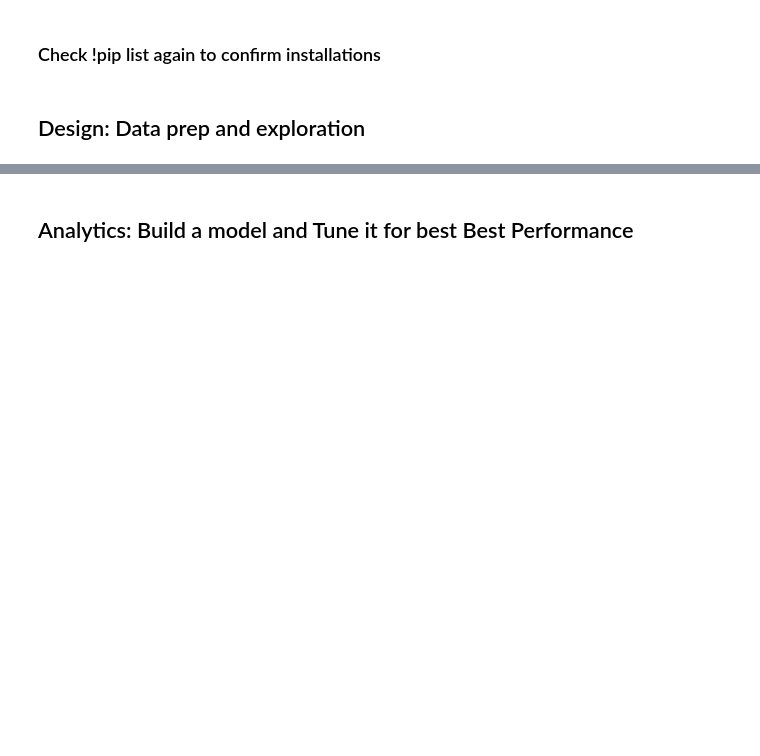
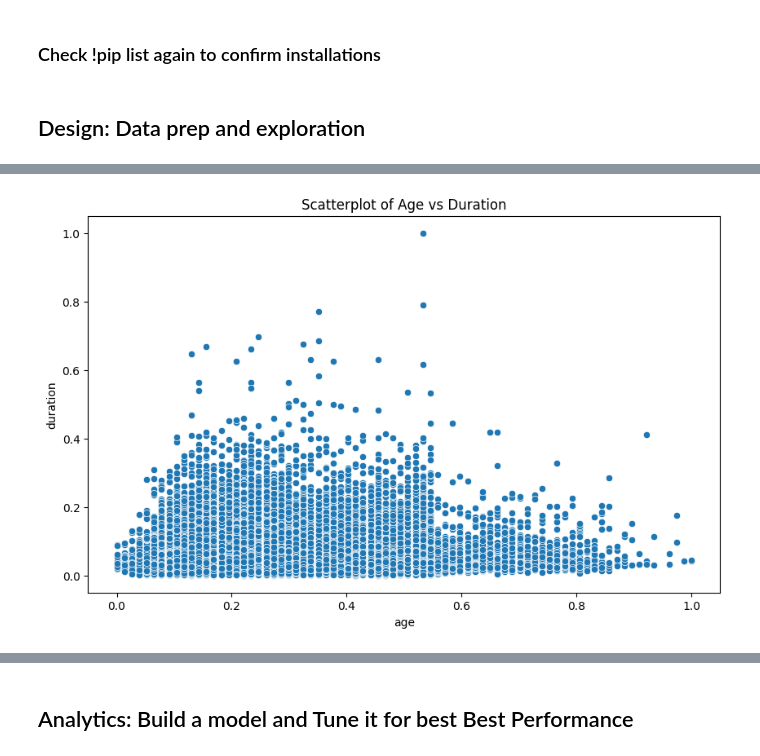
Before and after one commit to ADollarStore/ds1001_final, a Jupyter notebook: ds1001_final/notebooks/Final_Project_Notebook.ipynb, the cells around one changed output, grey strips where cells are left out. Drawn from its saved outputs; the diff is of its cells as text; code cells hidden in the pictures; blank space fills up the shorter version.

```diff
--- a/ds1001_final/notebooks/Final_Project_Notebook.ipynb
+++ b/ds1001_final/notebooks/Final_Project_Notebook.ipynb
@@ -125,14 +154,14 @@ num_numeric_columns = "xx".select_dtypes(include=['number']).shape[1]
 # %%
 # Normalization
 scaler = MinMaxScaler()
-"xx"["xx".select_dtypes(include=['number']).columns] = scaler.fit_transform("xx".select_dtypes(include=['number']))
+final[final.select_dtypes(include=['number']).columns] = scaler.fit_transform(final.select_dtypes(include=['number']))
 # %%
 # Likely need to convert categorical columns to category dtype
-for col in "xx".select_dtypes(include=['object']).columns:
-    "xx"[col] = "xx"[col].astype('category')
+for col in final.select_dtypes(include=['object']).columns:
+    final[col] = final[col].astype('category')
 # %%
 # Creating dummy variables, make sure the variables that need to be converted to dummies are categorical, not numeric.
 # This might require you to convert some columns to categorical first using astype('category')
-"xx" = pd.get_dummies("xx", drop_first=True)
+final = pd.get_dummies(final, drop_first=True)
 # %%
 # Display missing data using the isnull function, is there any missing data?
@@ -140,13 +187,15 @@ print("xx".isnull().sum())
 # %%
 # remove missing values if needed
-"xx" = "xx".dropna()
+final = final.dropna()
 # %%
 # Scatterplot between two continuous variables
 plt.figure(figsize=(10, 6))
-sns.scatterplot(x='Variable1', y='Variable2', data="xx")  # Replace 'Variable1' and 'Variable2' with your column names
-plt.title('Scatterplot of Variable1 vs Variable2')
+sns.scatterplot(x='age', y='duration', data=final)  # Replace 'Variable1' and 'Variable2' with your column names
+plt.title('Scatterplot of Age vs Duration')
 plt.savefig('scatterplot.png')  # Save the scatterplot image
 plt.show()
+# %% [output]
+[figure, added]
 # %%
 # Density chart of a continuous variable
 plt.figure(figsize=(10, 6))
```
Also changed, not shown: parts of 22 cells of this notebook.
